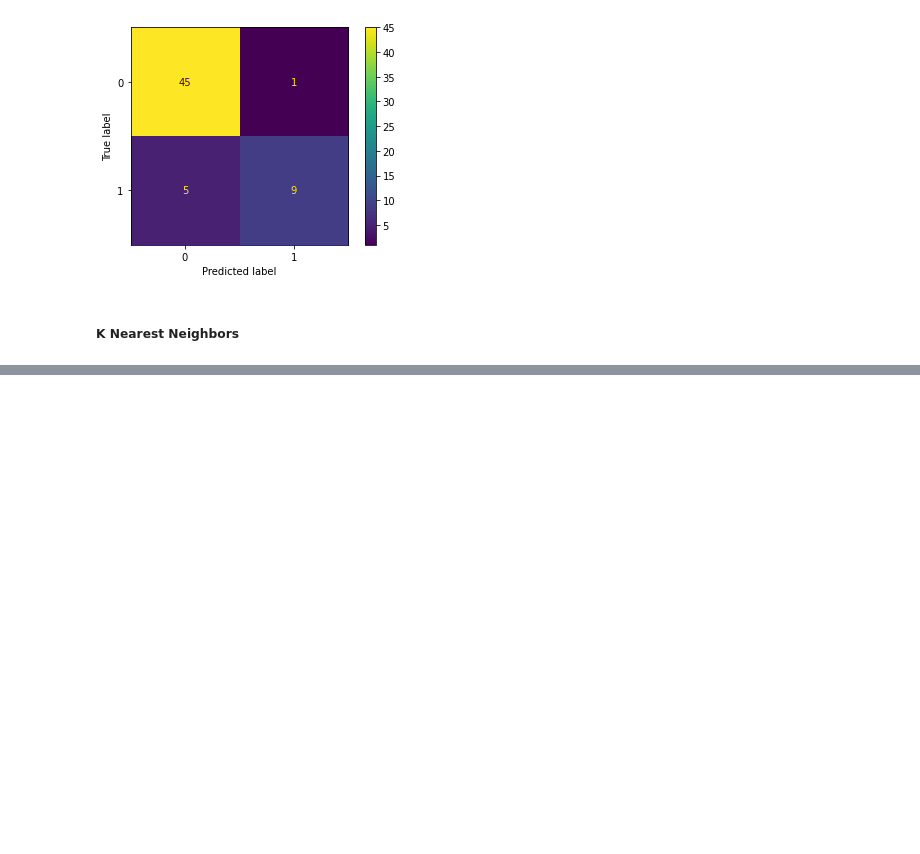
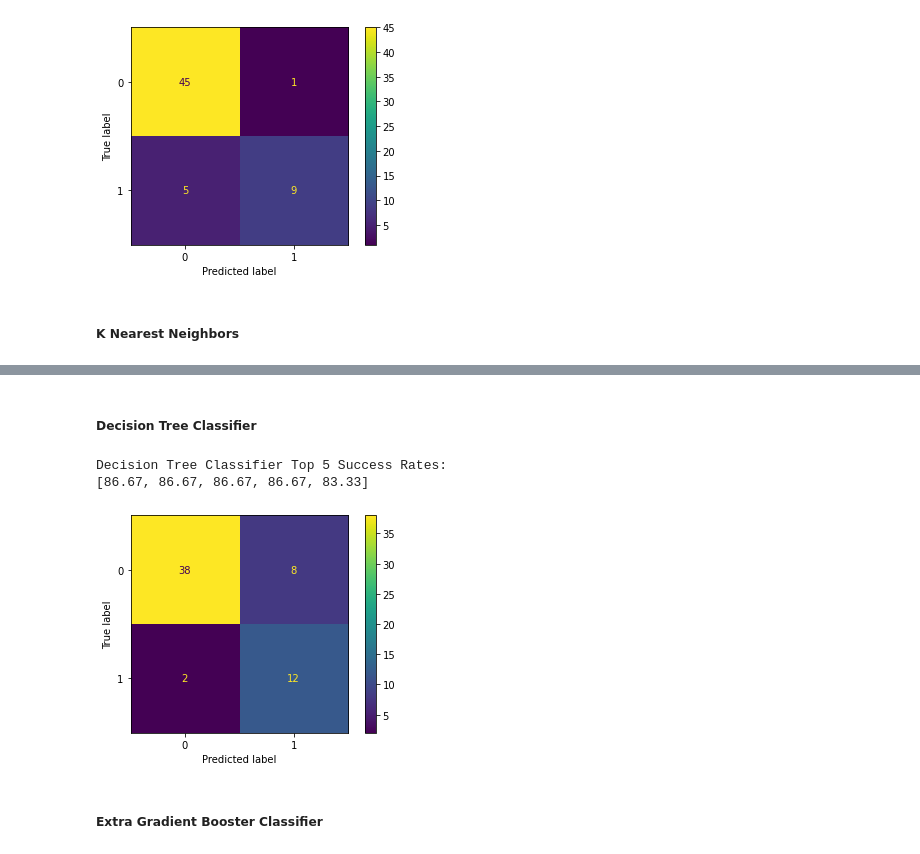
Before and after one commit to mitty4/learning_by_repeating, a Jupyter notebook: heart_failure/heart_failure.ipynb, the cells around one changed output, grey strips where cells are left out. Drawn from its saved outputs; the diff is of its cells as text; code cells hidden in the pictures; blank space fills up the shorter version.

Commit message:
added decision tree classifier

```diff
--- a/heart_failure/heart_failure.ipynb
+++ b/heart_failure/heart_failure.ipynb
@@ -170,0 +178,20 @@ print('K Nearest Neighbors Success Rate: ','{:.2f}')
+# %% [markdown]
+##### Decision Tree Classifier
+# %%
+from sklearn.tree import DecisionTreeClassifier
+list1=list()
+for leaves in range(2,10):
+    dtc = DecisionTreeClassifier(max_leaf_nodes = leaves, random_state=0, criterion='entropy')
+    dtc.fit(X_train, y_train)
+    y_pred = dtc.predict(X_test)
+    list1.append(accuracy_score(y_test, y_pred)*100)
+print('Decision Tree Classifier Top 5 Success Rates:')
+print([round(i,2) for i in sorted(list1, reverse=True)[:5]])
+plot_confusion_matrix(dtc, X_test, y_test)
+plt.show()
+# %% [output]
+Decision Tree Classifier Top 5 Success Rates:
+[86.67, 86.67, 86.67, 86.67, 83.33]
+[figure, added]
+# %% [markdown]
+##### Extra Gradient Booster Classifier
```
Also changed, not shown: parts of 5 cells of this notebook.
